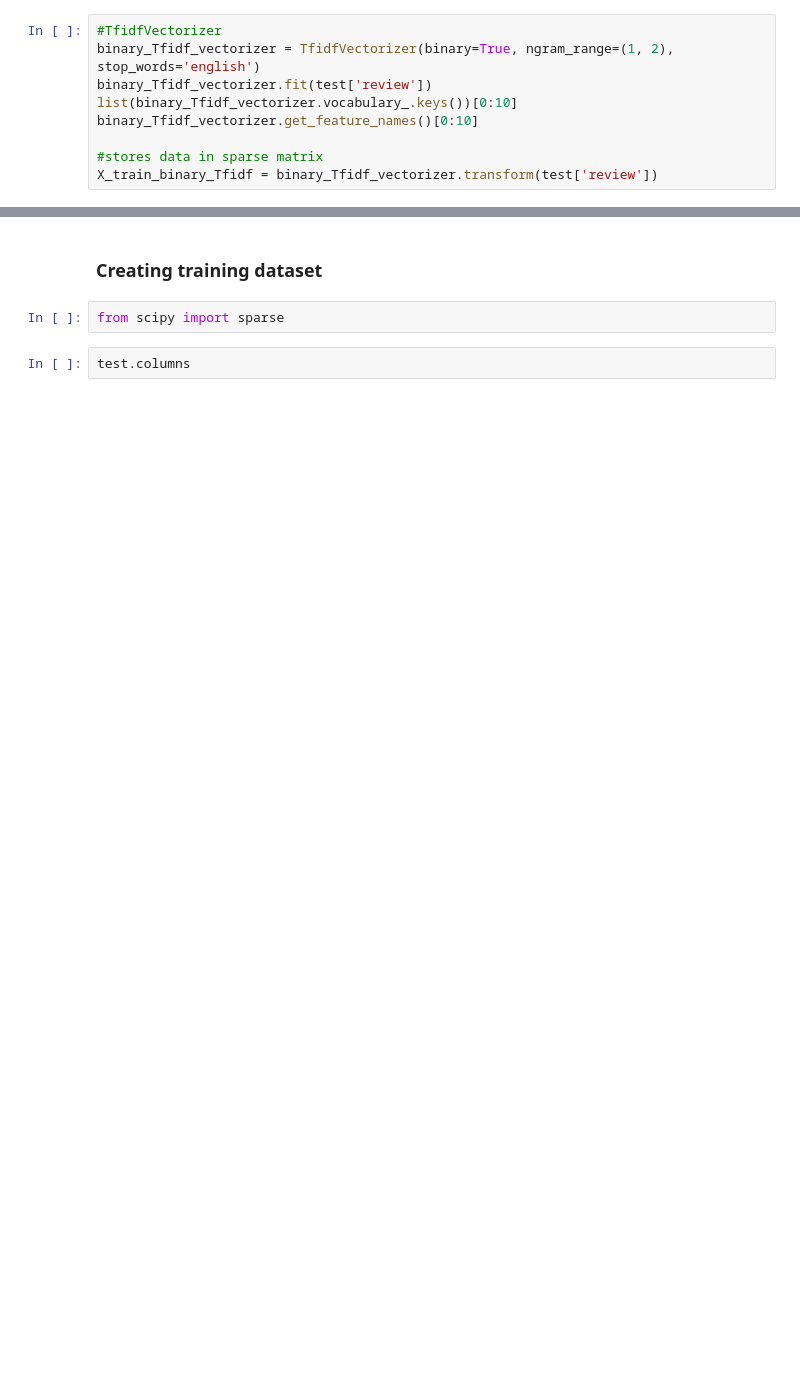
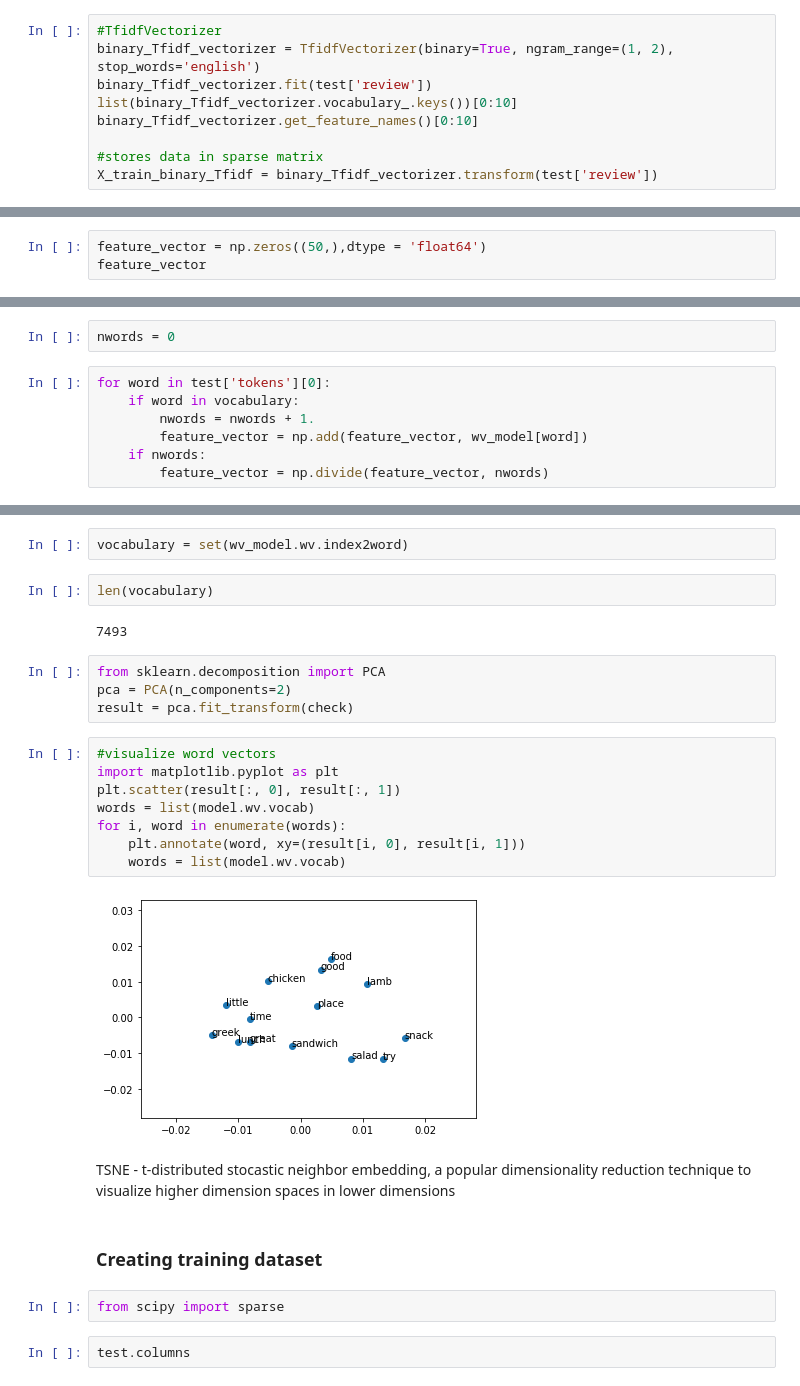
Before and after one commit to sophia-tsilerides/Machine-Learning-Project, a Jupyter notebook: Sophia/Prelim_analysis.ipynb, the cells around one changed output, grey strips where cells are left out. Saved outputs shown, nothing was run; the diff lists cells and outputs as text; blank space fills up the shorter version.

```diff
--- a/Sophia/Prelim_analysis.ipynb
+++ b/Sophia/Prelim_analysis.ipynb
@@ -242,0 +421,3 @@ X_train_binary_Tfidf
+# %%
+feature_vector = np.zeros((50,),dtype = 'float64')
+feature_vector
@@ -242,0 +428,9 @@ X_train_binary_Tfidf
+# %%
+nwords = 0
+# %%
+for word in test['tokens'][0]:
+    if word in vocabulary:
+        nwords = nwords + 1.
+        feature_vector = np.add(feature_vector, wv_model[word])
+    if nwords:
+        feature_vector = np.divide(feature_vector, nwords)
@@ -243,3 +486,25 @@ X_train_binary_Tfidf
+# %%
+vocabulary = set(wv_model.wv.index2word)
+# %%
+len(vocabulary)
+# %% [output]
+7493
+# %%
+from sklearn.decomposition import PCA
+pca = PCA(n_components=2)
+result = pca.fit_transform(check)
+# %%
+#visualize word vectors
+import matplotlib.pyplot as plt
+plt.scatter(result[:, 0], result[:, 1])
+words = list(model.wv.vocab)
+for i, word in enumerate(words):
+    plt.annotate(word, xy=(result[i, 0], result[i, 1]))
+    words = list(model.wv.vocab)
+# %% [output]
+[figure, added]
+# %% [markdown]
+TSNE - t-distributed stocastic neighbor embedding, a popular dimensionality reduction technique to visualize higher dimension spaces in lower dimensions
 # %% [markdown]
 ### Creating training dataset
 # %%
```
Also changed, not shown: parts of 63 cells of this notebook.
